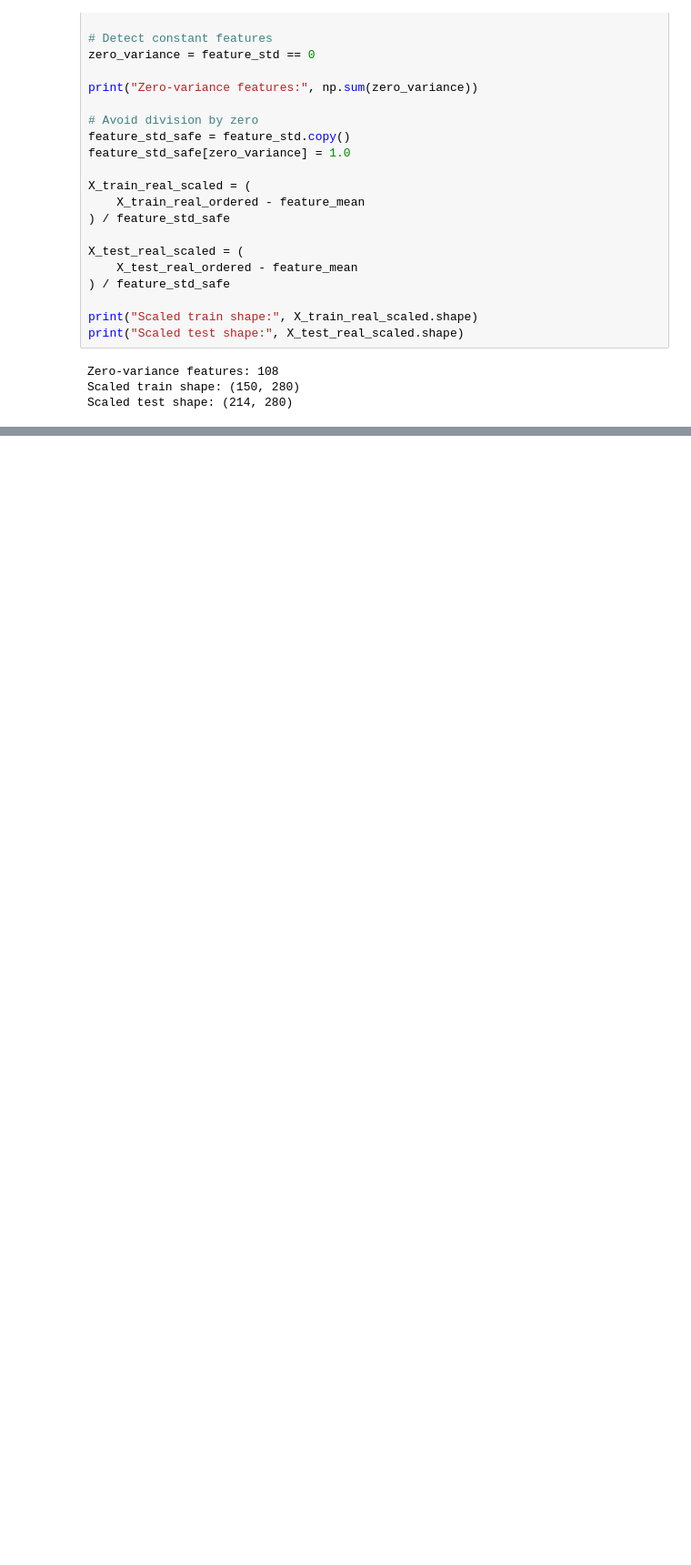
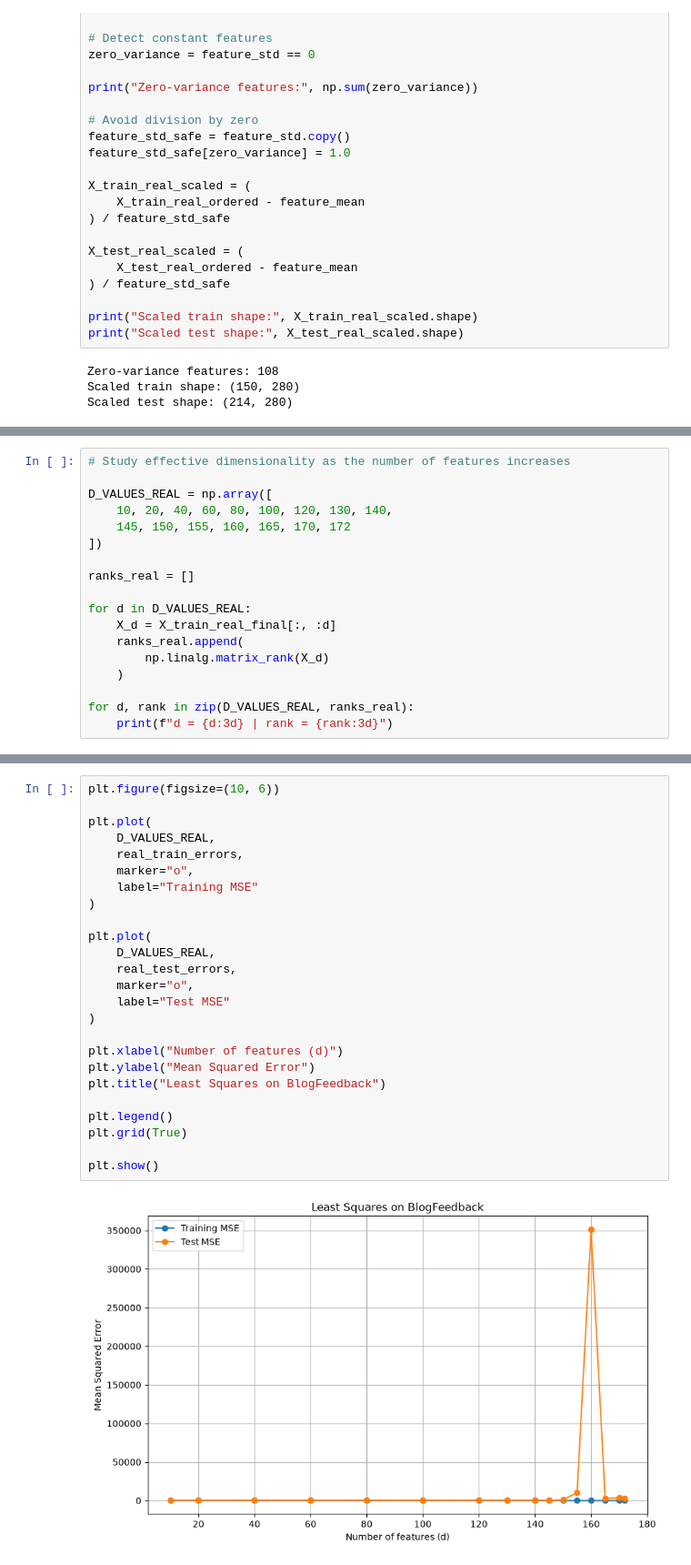
Before and after one commit to stelaamile/Machine-learning-project, a Jupyter notebook: notebooks/02_real_world_double_descent.ipynb, the cells around one changed output, grey strips where cells are left out. Shown at 91% size. Saved outputs shown, nothing was run; the diff lists cells and outputs as text; blank space fills up the shorter version.

```diff
--- a/notebooks/02_real_world_double_descent.ipynb
+++ b/notebooks/02_real_world_double_descent.ipynb
@@ -217,0 +262,18 @@ Scaled test shape: (214, 280)
+# %%
+# Study effective dimensionality as the number of features increases
+
+D_VALUES_REAL = np.array([
+    10, 20, 40, 60, 80, 100, 120, 130, 140,
+    145, 150, 155, 160, 165, 170, 172
+])
+
+ranks_real = []
+
+for d in D_VALUES_REAL:
+    X_d = X_train_real_final[:, :d]
+    ranks_real.append(
+        np.linalg.matrix_rank(X_d)
+    )
+
+for d, rank in zip(D_VALUES_REAL, ranks_real):
+    print(f"d = {d:3d} | rank = {rank:3d}")
@@ -217,0 +371,27 @@ Scaled test shape: (214, 280)
+# %%
+plt.figure(figsize=(10, 6))
+
+plt.plot(
+    D_VALUES_REAL,
+    real_train_errors,
+    marker="o",
+    label="Training MSE"
+)
+
+plt.plot(
+    D_VALUES_REAL,
+    real_test_errors,
+    marker="o",
+    label="Test MSE"
+)
+
+plt.xlabel("Number of features (d)")
+plt.ylabel("Mean Squared Error")
+plt.title("Least Squares on BlogFeedback")
+
+plt.legend()
+plt.grid(True)
+
+plt.show()
+# %% [output]
+[figure, added]
```
Also changed, not shown: parts of 17 cells of this notebook.
